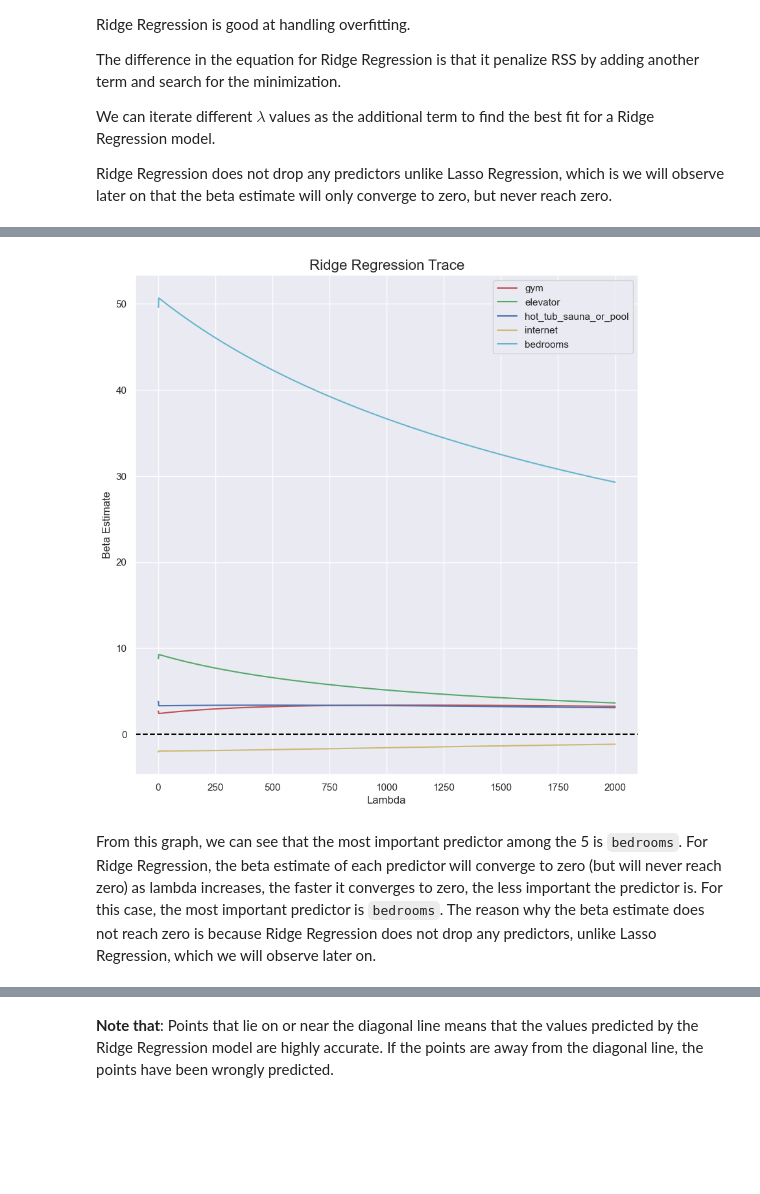
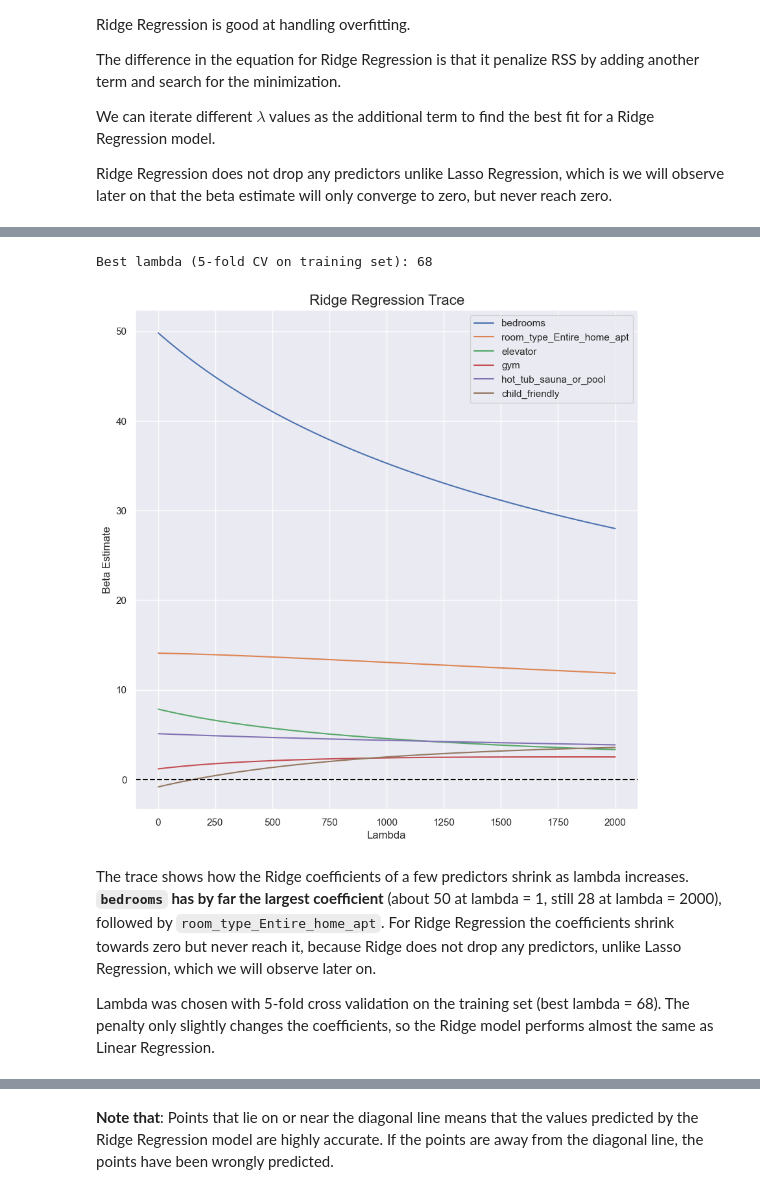
Before and after one commit to RutikaKadam10/seattle_airbnb_insights-text-sentiment-and-price-prediction, a Jupyter notebook: code/machine_learning.ipynb, the cells around one changed output, grey strips where cells are left out. Cells and saved outputs as stored; diff of their text form; code cells hidden in the pictures; blank space fills up the shorter version.

```diff
--- a/code/machine_learning.ipynb
+++ b/code/machine_learning.ipynb
@@ -295,12 +321,7 @@ memory usage: 425.2 KB
 # %%
 #separating X and y for Modelling
-X = pd.DataFrame(newTransformedDF[["bedrooms", "breakfast", "tv", "white_goods", "elevator", "gym", "hot_tub_sauna_or_pool",
-                              "internet", "pets_allowed", "secure", "accessible","number_of_reviews","room_type_Entire_home_apt",
-                              "room_type_Private_room", "room_type_Shared_room", "property_type_Apartment",
-                              "property_type_Bed_and_Breakfast", "property_type_Condominium", "property_type_House",
-                              "property_type_Loft", "property_type_Other", "property_type_Townhouse"]]) #Predictor Variables
+X = newTransformedDF.drop(columns=['price']).astype(float) #Predictor Variables
 y = pd.DataFrame(newTransformedDF["price"]) #Response Variables
 
-#scaling
-scaler = StandardScaler()
-X = pd.DataFrame(scaler.fit_transform(X), columns=list(X.columns))
+print("Number of predictor variables :", X.shape[1])
+print(list(X.columns))
@@ -307,6 +331,11 @@ X = pd.DataFrame(scaler.fit_transform(X), columns=list(X.columns))
 # %%
 #splitting into train and test sets
 X_train, X_test, y_train, y_test = train_test_split(X, y, test_size=0.2, random_state=42)
+
+#scaling: the scaler is fitted on the training set only, so no information from the test set leaks into training
+scaler = StandardScaler()
+X_train = pd.DataFrame(scaler.fit_transform(X_train), columns=X.columns, index=X_train.index)
+X_test = pd.DataFrame(scaler.transform(X_test), columns=X.columns, index=X_test.index)
 # %% [markdown]
 ### Model 1: Linear Regression
 # %%
@@ -437,18 +410,42 @@ The value of lambda that minimises:  1
+# %%
+from sklearn.linear_model import RidgeCV, LassoCV
+
+#features shown in the Ridge and Lasso trace plots
+trace_features = ['bedrooms', 'room_type_Entire_home_apt', 'elevator', 'gym', 'hot_tub_sauna_or_pool', 'child_friendly']
+# %%
+#fitting a Ridge model for each lambda value to see how the coefficients shrink
+lambdas = np.arange(1, 2001, 1) #lambda value of 1 to 2000, in intervals of 1
+
+ridgeCoefs = []
+for alpha in lambdas:
+    ridgeCoefs.append(Ridge(alpha=alpha).fit(X_train, y_train).coef_.ravel())
+ridgeDF = pd.DataFrame(ridgeCoefs, index=lambdas, columns=X_train.columns)
+
+#choosing the best lambda with 5-fold cross validation on the training set
+#(choosing it by the training R^2 would always pick the smallest lambda, since regularization can only lower the training fit)
+ridgeCV = RidgeCV(alphas=lambdas, cv=5).fit(X_train, y_train.values.ravel())
+print("Best lambda (5-fold CV on training set):", ridgeCV.alpha_)
+
+#fitting the final Ridge model with the best lambda
+ridgeReg = Ridge(alpha=ridgeCV.alpha_).fit(X_train, y_train)
+trainPredictionRidge = ridgeReg.predict(X_train)
+testPredictionRidge = ridgeReg.predict(X_test)
+# %% [output]
+Best lambda (5-fold CV on training set): 68
 # %%
 #plotting the Ridge Regression Trace
-fig, ax = plt.subplots(figsize=(10, 10))
-ax.plot(ridgeDF.gym,'r',ridgeDF.elevator,'g',ridgeDF.hot_tub_sauna_or_pool,'b',ridgeDF.internet,'y',ridgeDF.bedrooms,'c')
+ax = ridgeDF[trace_features].plot(figsize=(10, 10))
 ax.axhline(y=0, color='black', linestyle='--')
-
 ax.set_xlabel("Lambda")
 ax.set_ylabel("Beta Estimate")
 ax.set_title("Ridge Regression Trace", fontsize=16)
-ax.legend(labels=['gym','elevator','hot_tub_sauna_or_pool','internet','bedrooms'])
 ax.grid(True)
 # %% [output]
-[figure, old version]
+[figure, new version]
-# %% [markdown]
-From this graph, we can see that the most important predictor among the 5 is <code>bedrooms</code>. For Ridge Regression, the beta estimate of each predictor will converge to zero (but will never reach zero) as lambda increases, the faster it converges to zero, the less important the predictor is. For this case, the most important predictor is <code>bedrooms</code>. The reason why the beta estimate does not reach zero is because Ridge Regression does not drop any predictors, unlike Lasso Regression, which we will observe later on.
+# %% [markdown]
+The trace shows how the Ridge coefficients of a few predictors shrink as lambda increases. **`bedrooms` has by far the largest coefficient** (about 50 at lambda = 1, still 28 at lambda = 2000), followed by `room_type_Entire_home_apt`. For Ridge Regression the coefficients shrink towards zero but never reach it, because Ridge does not drop any predictors, unlike Lasso Regression, which we will observe later on.
+
+Lambda was chosen with 5-fold cross validation on the training set (best lambda = 68). The penalty only slightly changes the coefficients, so the Ridge model performs almost the same as Linear Regression.
 # %%
 #plot the Predictions vs the True values
 f, axes = plt.subplots(1, 2, figsize=(24, 12))
```
Also changed, not shown: parts of 57 cells of this notebook, 4 other files.
